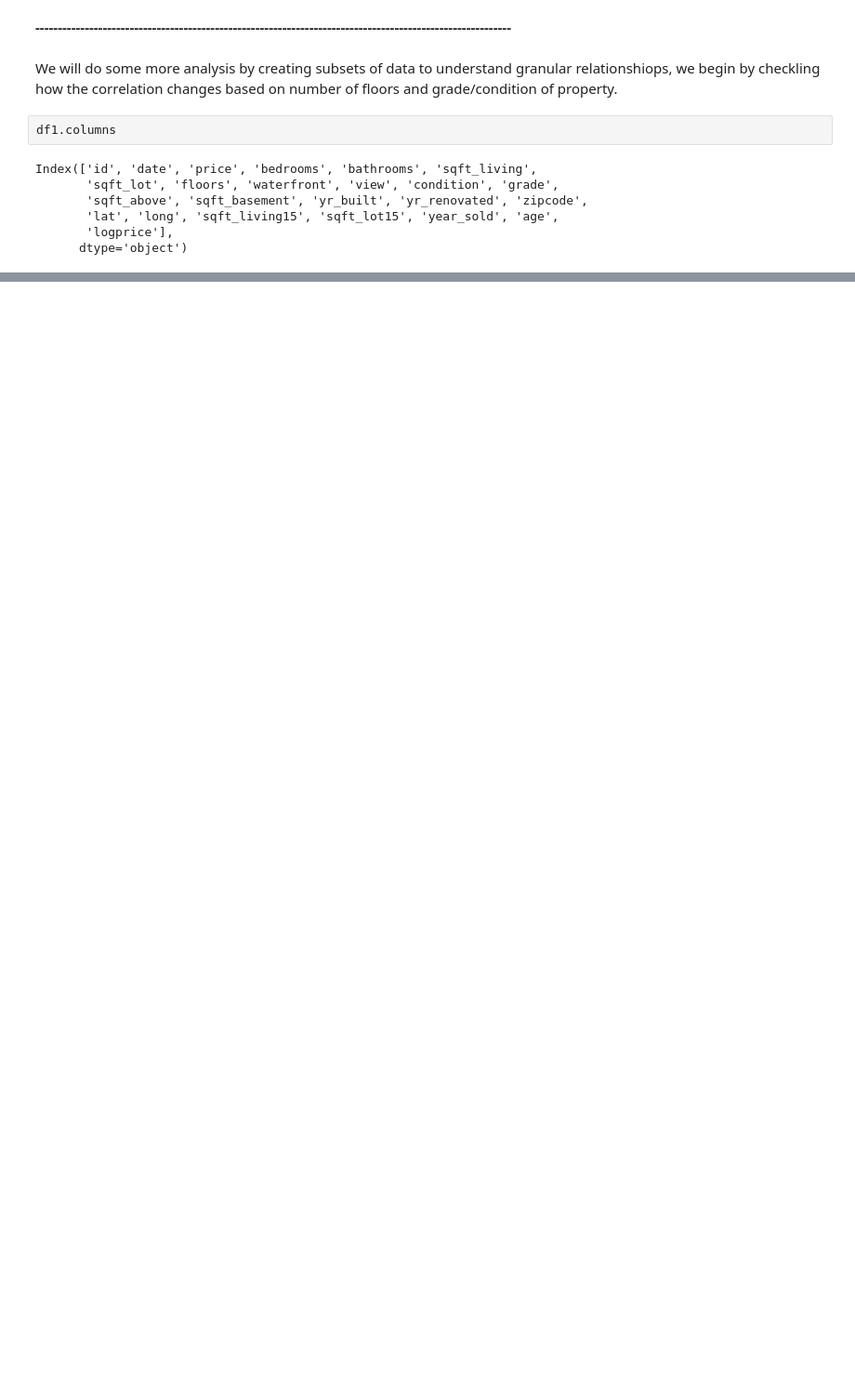
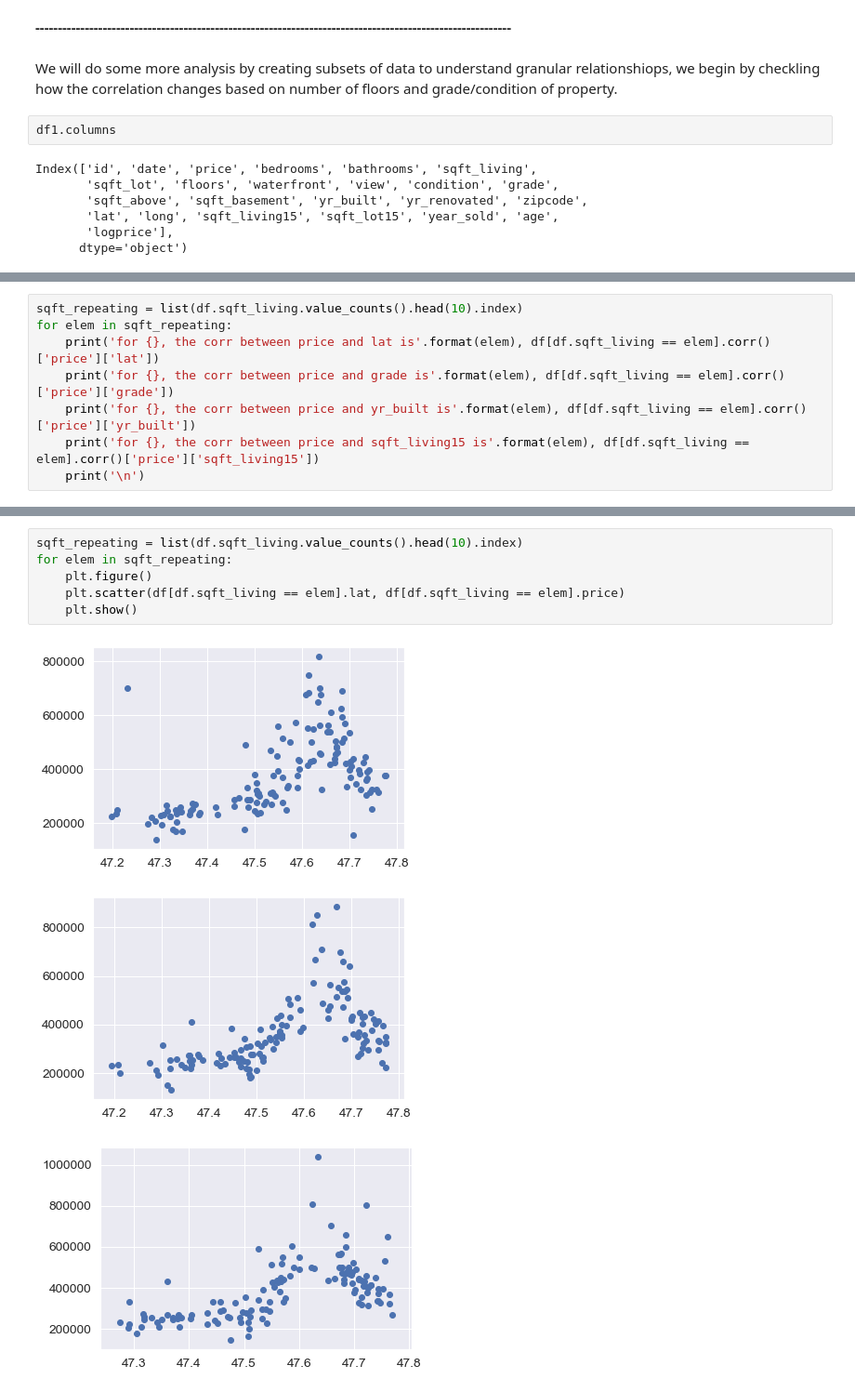
Before and after one commit to sezginisg/ksc, a Jupyter notebook: Kc first model.ipynb, the cells around one changed output, grey strips where cells are left out. Shown at 93% size. Cells and saved outputs as stored; diff of their text form; blank space fills up the shorter version.

```diff
--- a/Kc first model.ipynb
+++ b/Kc first model.ipynb
@@ -669,0 +753,8 @@ df2.groupby('floors').corr()['price']
+# %%
+sqft_repeating = list(df.sqft_living.value_counts().head(10).index)
+for elem in sqft_repeating:
+    print('for {}, the corr between price and lat is'.format(elem), df[df.sqft_living == elem].corr()['price']['lat'])
+    print('for {}, the corr between price and grade is'.format(elem), df[df.sqft_living == elem].corr()['price']['grade'])
+    print('for {}, the corr between price and yr_built is'.format(elem), df[df.sqft_living == elem].corr()['price']['yr_built'])
+    print('for {}, the corr between price and sqft_living15 is'.format(elem), df[df.sqft_living == elem].corr()['price']['sqft_living15'])
+    print('\n')
@@ -669,0 +779,10 @@ df2.groupby('floors').corr()['price']
+# %%
+sqft_repeating = list(df.sqft_living.value_counts().head(10).index)
+for elem in sqft_repeating:
+    plt.figure()
+    plt.scatter(df[df.sqft_living == elem].lat, df[df.sqft_living == elem].price)
+    plt.show()
+# %% [output]
+[figure, added]
+[figure, added]
+[figure, added]
```
Also changed, not shown: parts of 21 cells of this notebook.
